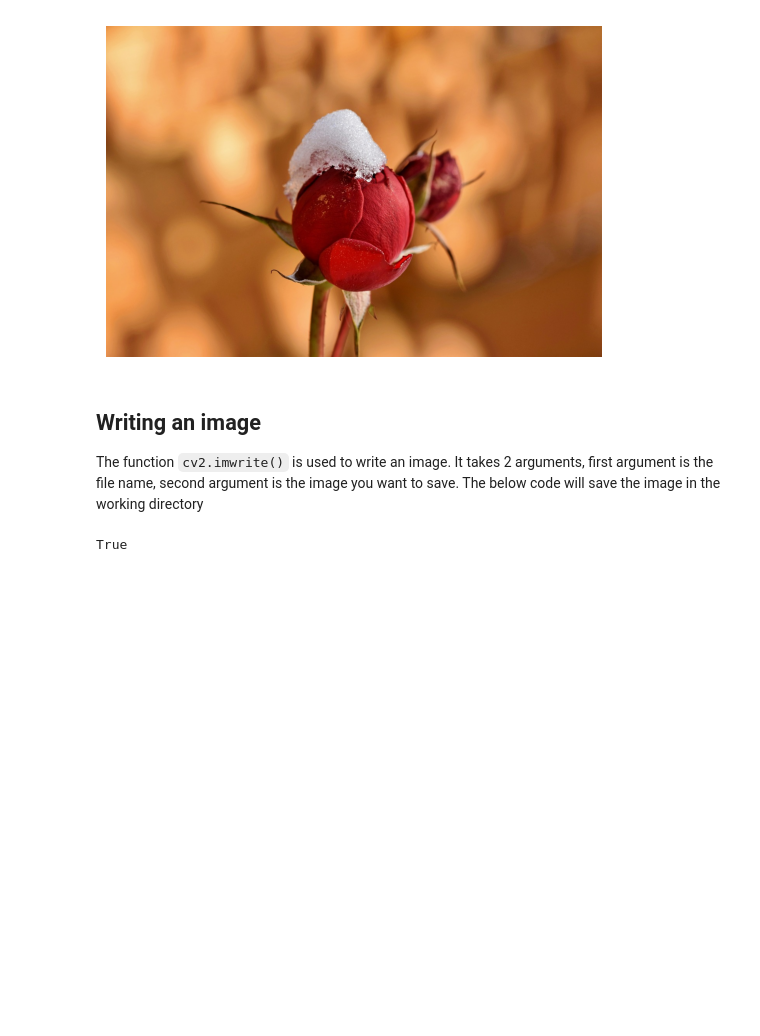
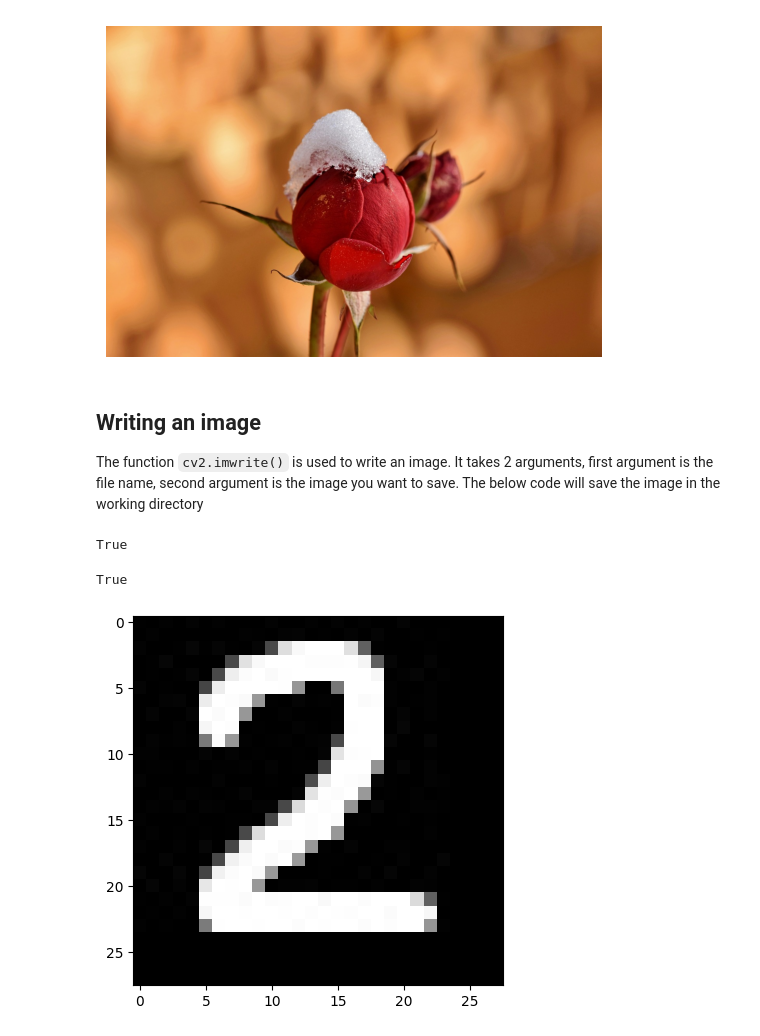
Before and after one commit to marzzelo/learnopencv, a Jupyter notebook: @GETTING STARTED WITH OPENCV/reading_displaying_write_image_using_opencv/Python/reading_displaying_images.ipynb, the cells around one changed output. Saved outputs shown, nothing was run; the diff lists cells and outputs as text; code cells hidden in the pictures; blank space fills up the shorter version.

```diff
--- a/@GETTING STARTED WITH OPENCV/reading_displaying_write_image_using_opencv/Python/reading_displaying_images.ipynb
+++ b/@GETTING STARTED WITH OPENCV/reading_displaying_write_image_using_opencv/Python/reading_displaying_images.ipynb
@@ -120,3 +120,15 @@ It takes 2 arguments, first argument is the file name, second argument is the im
 cv2.imwrite('grayscale.jpg',img_grayscale)
 # %% [output]
 True
+# %%
+dos = cv2.imread(r'C:\Projects\cv\learnopencv\@GETTING STARTED WITH OPENCV\resources\dos.jpg', 0)
+# %%
+# invert the image (255 - pixel value)
+dos = 255 - dos
+# %%
+plt.imshow(dos, cmap='gray')
+# save the image
+cv2.imwrite('dos.jpg',dos)
+# %% [output]
+True
+[figure, added]
```
Also changed, not shown: 3 other files.
